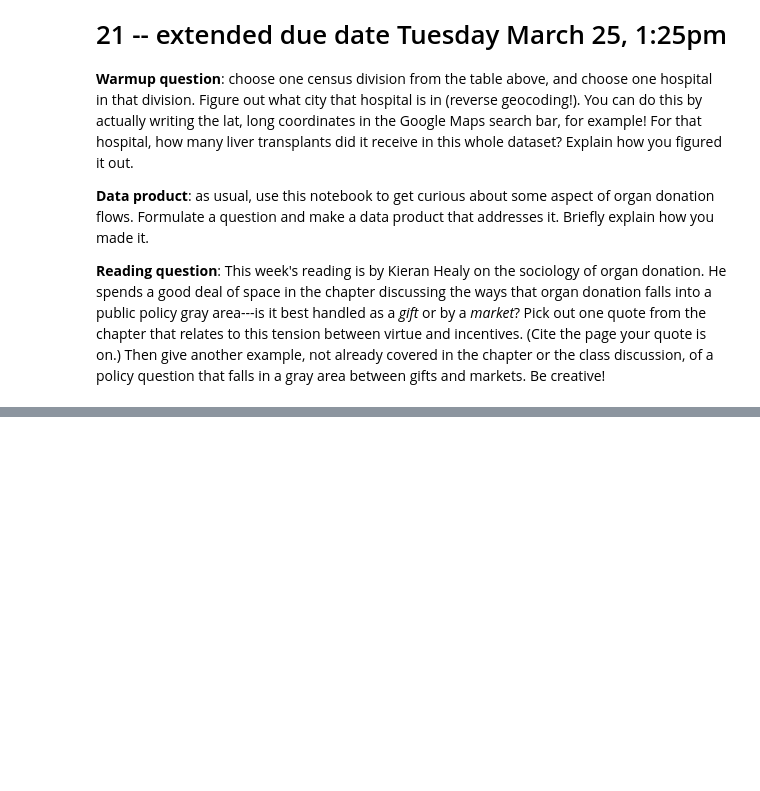
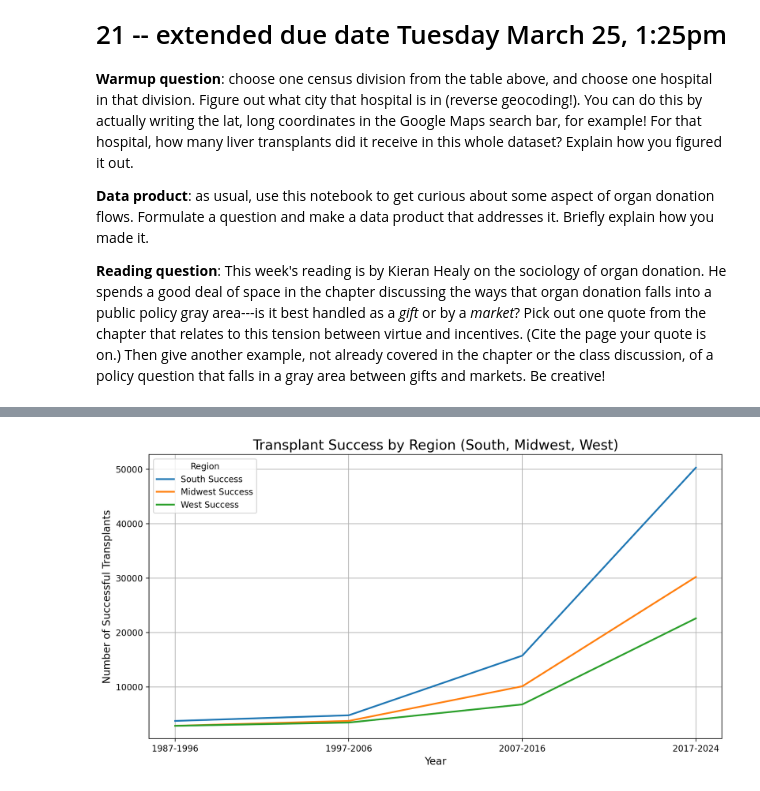
Before and after one commit to ashkwart/Ashley-Website, a Jupyter notebook: Week8.ipynb, the cells around one changed output, grey strips where cells are left out. Cells and saved outputs as stored; diff of their text form; code cells hidden in the pictures; blank space fills up the shorter version.

```diff
--- a/Week8.ipynb
+++ b/Week8.ipynb
@@ -292,0 +415,26 @@ f.tight_layout()
+# %%
+plt.figure(figsize=(12, 6))
+
+# Define regions for comparison
+regions_to_compare = ['South', 'Midwest', 'West']
+
+# Loop through the regions and plot data for each
+for region in regions_to_compare:
+    filtered_data = optn_df[(optn_df['transplant_census_region'] == region) & (optn_df['succeeded_1_year'] == True)]
+    yearly_data = filtered_data.groupby('transplant_year').size()
+
+    plt.plot(yearly_data.index, yearly_data.values, label=f"{region} Success", linewidth=2)
+
+# Add title and labels
+plt.title("Transplant Success by Region (South, Midwest, West)", fontsize=16)
+plt.xlabel("Year", fontsize=12)
+plt.ylabel("Number of Successful Transplants", fontsize=12)
+
+# Add legend to differentiate lines
+plt.legend(title="Region")
+
+# Show grid and plot
+plt.grid(True)
+plt.show()
+# %% [output]
+[figure, added]
```
Also changed, not shown: parts of 11 cells of this notebook.
